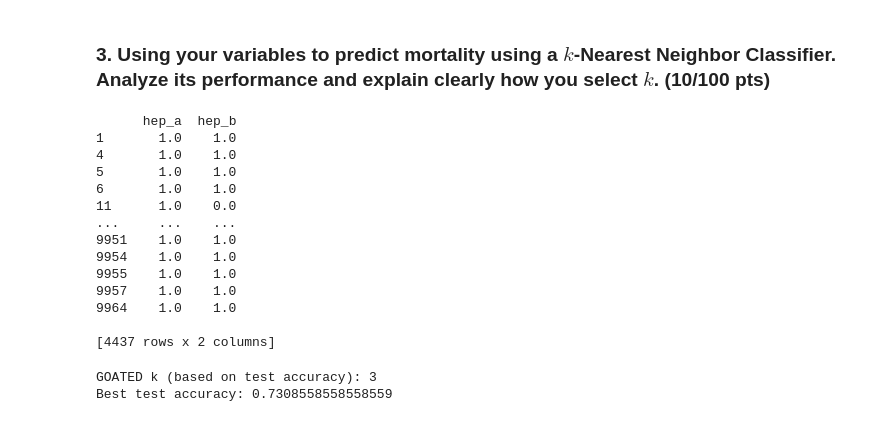
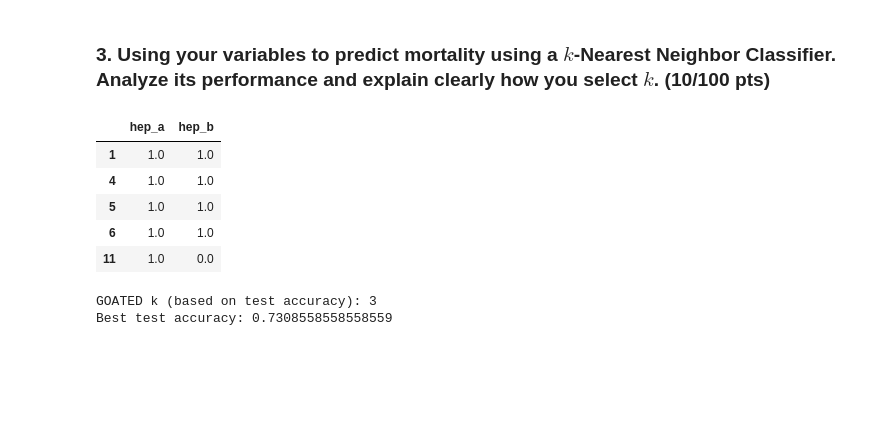
Before and after one commit to swt2vv/ds3021-project1, a Jupyter notebook: project_1_bsds.ipynb, the cells around one changed output. Saved outputs shown, nothing was run; the diff lists cells and outputs as text; code cells hidden in the pictures; blank space fills up the shorter version.

```diff
--- a/project_1_bsds.ipynb
+++ b/project_1_bsds.ipynb
@@ -320,39 +320,31 @@ We decided to select immunization variables such as Hepatitis A and Hepatitis B
 # %%
 from sklearn.model_selection import train_test_split
 
-#normarlizing our x values so they are on the same scale
+# normalizing our x values so they are on the same scale
 def minmax(x):
     u = (x-min(x))/(max(x)-min(x))
     return u
 
+# applying normalization to our predictor variables, now 0.0 means all doses, 0.5 mean <2 doses, and 1.0 means no doses
+# of our variables, the ones we want to use as predictors are hepatitis a and b vaccination status
+x = imq_mort_np.loc[:,['hep_a', 'hep_b']].apply(minmax)
 
-x = imq_mort_np.loc[:,['hep_a', 'hep_b']].apply(minmax) #applying normalization to our predictor variables, now 0.0 means all doses, 0.5 mean <2 doses, and 1.0 means no doses
-
-    # of our variables, the ones we want to use as predictors are hepatitis a and b vaccination status
+# setting mortality as our target variable
 y = imq_mort_np['mortality']
-    # setting mortality as our target variable
 
 # train/test split so we can assess the accuracy of our model
 x_train, x_test, y_train, y_test = train_test_split(x,y, # Feature and target variables
                                                     test_size=.2, # Split the sample 80 train/ 20 test
                                                     random_state=100) # For replication purposes
 
-print(x)
+x.head()
 # %% [output]
-      hep_a  hep_b
-1       1.0    1.0
-4       1.0    1.0
-5       1.0    1.0
-6       1.0    1.0
-11      1.0    0.0
-...     ...    ...
-9951    1.0    1.0
-9954    1.0    1.0
-9955    1.0    1.0
-9957    1.0    1.0
-9964    1.0    1.0
-
-[4437 rows x 2 columns]
+|  | hep_a | hep_b |
+| 1 | 1.0 | 1.0 |
+| 4 | 1.0 | 1.0 |
+| 5 | 1.0 | 1.0 |
+| 6 | 1.0 | 1.0 |
+| 11 | 1.0 | 0.0 |
 # %%
 # We use kNN for classification of HPV status but we got to scale it because distance based knn
 from sklearn.neighbors import KNeighborsClassifier
```
Also changed, not shown: parts of 12 cells of this notebook.
